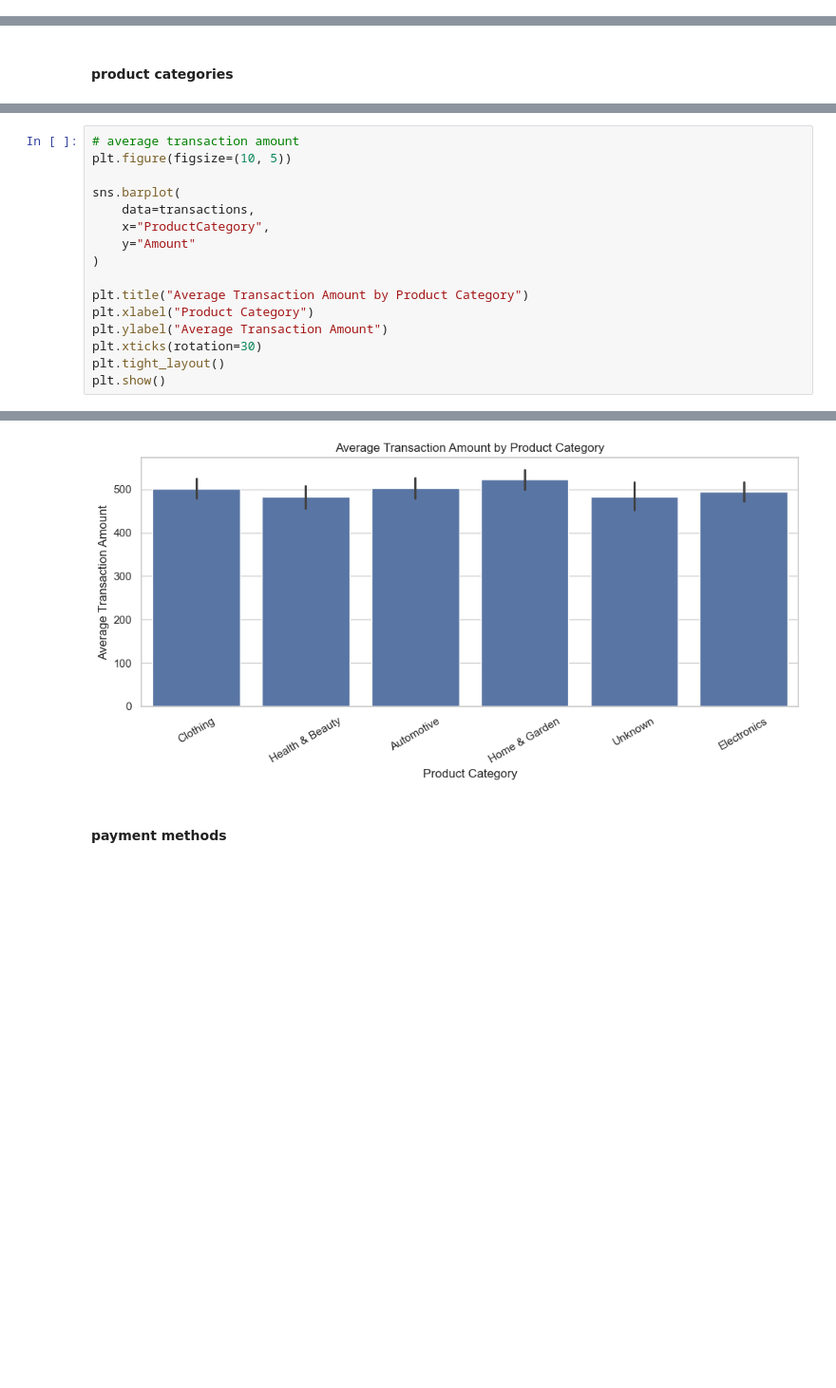
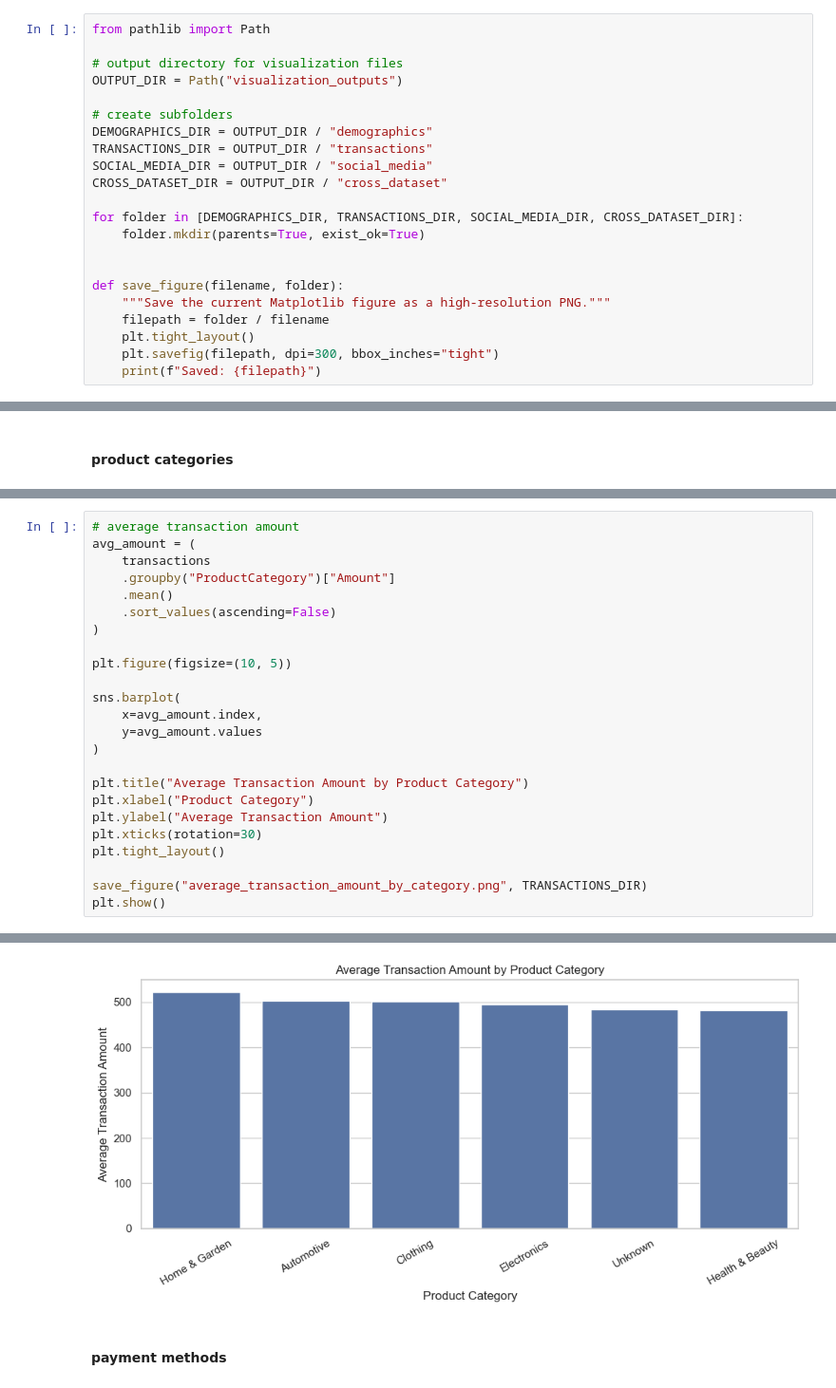
Before and after one commit to ronachel/h3101-ml-linear-algebra-project-digma, a Jupyter notebook: week7_ml_data_visualizations/week7_visualization_homework.ipynb, the cells around one changed output, grey strips where cells are left out. Shown at 95% size. Saved outputs shown, nothing was run; the diff lists cells and outputs as text; blank space fills up the shorter version.

Commit message:
finalize notebook
update visualization section

```diff
--- a/week7_ml_data_visualizations/week7_visualization_homework.ipynb
+++ b/week7_ml_data_visualizations/week7_visualization_homework.ipynb
@@ -168,5 +168,27 @@ Transaction Amount Maximum: 999.86
 Transaction Amount Percentiles: [269.845 504.14  720.395]
 # %% [markdown]
 ### visualization
+# %%
+from pathlib import Path
+
+# output directory for visualization files
+OUTPUT_DIR = Path("visualization_outputs")
+
+# create subfolders
+DEMOGRAPHICS_DIR = OUTPUT_DIR / "demographics"
+TRANSACTIONS_DIR = OUTPUT_DIR / "transactions"
+SOCIAL_MEDIA_DIR = OUTPUT_DIR / "social_media"
+CROSS_DATASET_DIR = OUTPUT_DIR / "cross_dataset"
+
+for folder in [DEMOGRAPHICS_DIR, TRANSACTIONS_DIR, SOCIAL_MEDIA_DIR, CROSS_DATASET_DIR]:
+    folder.mkdir(parents=True, exist_ok=True)
+
+
+def save_figure(filename, folder):
+    """Save the current Matplotlib figure as a high-resolution PNG."""
+    filepath = folder / filename
+    plt.tight_layout()
+    plt.savefig(filepath, dpi=300, bbox_inches="tight")
+    print(f"Saved: {filepath}")
 # %% [markdown]
 #### customer demographics
@@ -317,11 +357,17 @@ plt.show()
 # %%
 # average transaction amount
+avg_amount = (
+    transactions
+    .groupby("ProductCategory")["Amount"]
+    .mean()
+    .sort_values(ascending=False)
+)
+
 plt.figure(figsize=(10, 5))
 
 sns.barplot(
-    data=transactions,
-    x="ProductCategory",
-    y="Amount"
+    x=avg_amount.index,
+    y=avg_amount.values
 )
 
 plt.title("Average Transaction Amount by Product Category")
@@ -329,5 +375,7 @@ plt.xlabel("Product Category")
 plt.ylabel("Average Transaction Amount")
 plt.xticks(rotation=30)
 plt.tight_layout()
+
+save_figure("average_transaction_amount_by_category.png", TRANSACTIONS_DIR)
 plt.show()
 # %% [output]
@@ -334,4 +383,4 @@ plt.show()
-[figure, old version]
+[figure, new version]
 # %% [markdown]
 #### payment methods
 # %%
```
Also changed, not shown: parts of 26 cells of this notebook.
